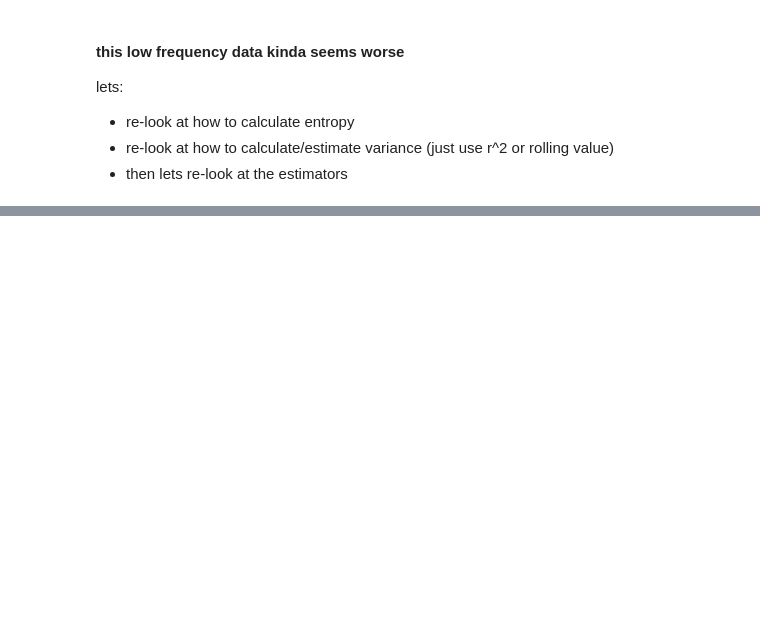
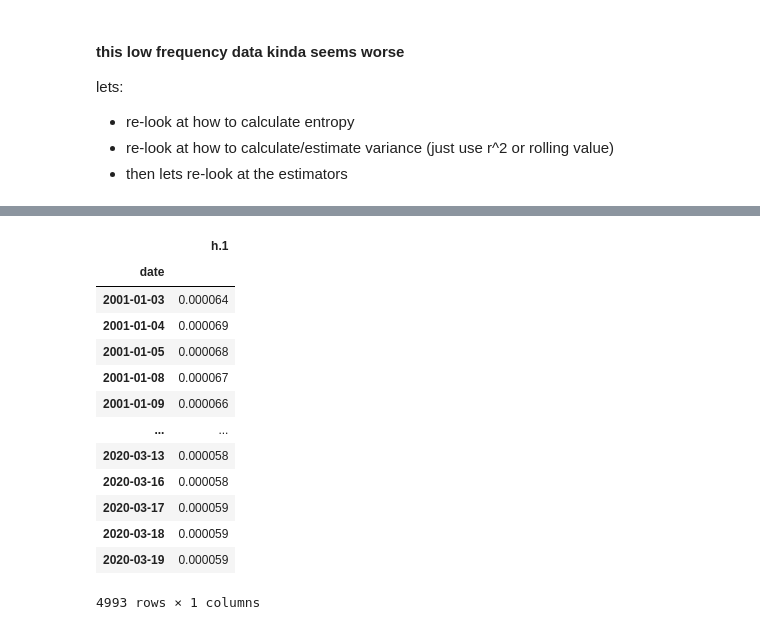
Before and after one commit to cameronjm123/home_research, a Jupyter notebook: research_projects/volatility_entropy_pred.ipynb, the cells around one changed output, grey strips where cells are left out. Saved outputs shown, nothing was run; the diff lists cells and outputs as text; code cells hidden in the pictures; blank space fills up the shorter version.

Commit message:
looking at garch benchmark

```diff
--- a/research_projects/volatility_entropy_pred.ipynb
+++ b/research_projects/volatility_entropy_pred.ipynb
@@ -125,0 +158,11 @@ lets:
+# %%
+from datetime import datetime
+
+#index = eurusd_data_daily.index
+#end_loc = np.where(index >= "2000-01-05")[0].min()
+
+# eurusd_ret = eurusd_data_daily['ret'].dropna()
+am = arch_model(eurusd_ret, vol="Garch", p=1, o=0, q=1, dist="Normal")
+res = am.fit(last_obs="2001-01-04", update_freq=5) # fits up to last obs, then applies the forecasts to the observations as they come in (I don't think we are just doing a forecast using prev estimate, we should be using observation)
+forecasts = res.forecast()
+print(forecasts.variance.dropna().head())
@@ -125,0 +191,17 @@ lets:
+# %%
+forecasts.variance
+# %% [output]
+|  | h.1 |
+| date |  |
+| 2001-01-03 | 0.000064 |
+| 2001-01-04 | 0.000069 |
+| 2001-01-05 | 0.000068 |
+| 2001-01-08 | 0.000067 |
+| 2001-01-09 | 0.000066 |
+| ... | ... |
+| 2020-03-13 | 0.000058 |
+| 2020-03-16 | 0.000058 |
+| 2020-03-17 | 0.000059 |
+| 2020-03-18 | 0.000059 |
+| 2020-03-19 | 0.000059 |
+4993 rows × 1 columns
```
Also changed, not shown: parts of 16 cells of this notebook.
